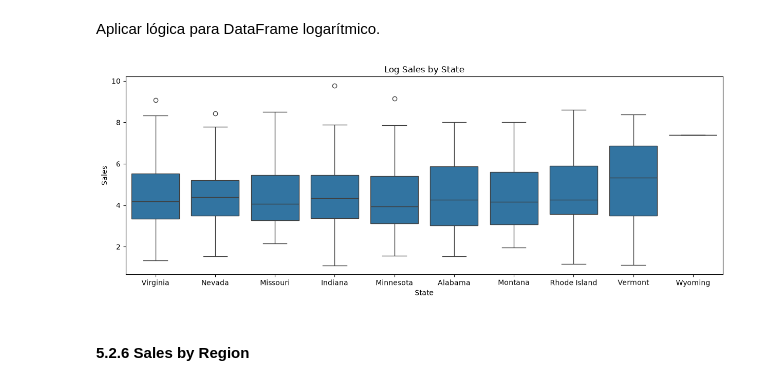
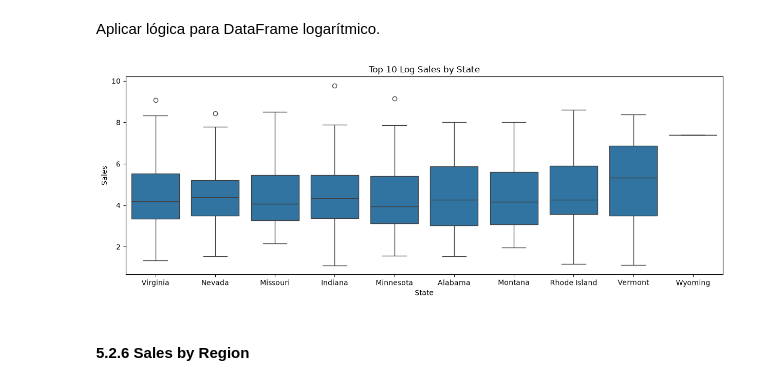
Before and after one commit to charligram/1_analisis_ventas, a Jupyter notebook: notebooks/01_EDA.ipynb, the cells around one changed output. Cells and saved outputs as stored; diff of their text form; code cells hidden in the pictures.

Commit message:
Add new figures

```diff
--- a/notebooks/01_EDA.ipynb
+++ b/notebooks/01_EDA.ipynb
@@ -506,17 +545,19 @@ df_top10_state_log = df_log[df_log['State'].isin(names_top_10_states)]
 # %%
 plt.figure(figsize=(15, 5))
 
 sns.boxplot(
     data=df_top10_state_log,
     x='State',
     y='Sales'
 )
 
-plt.title('Log Sales by State')
+plt.title('Top 10 Log Sales by State')
 
+
+plt.savefig('../outputs/figures/18_log_top_10_sales_dist_boxplot_by_state.png', bbox_inches='tight')
 plt.show()
 # %% [output]
-[figure, old version]
+[figure, new version]
 # %% [markdown]
 #### 5.2.6 Sales by Region
 # %%
```
Also changed, not shown: parts of 34 cells of this notebook, 35 other files.
